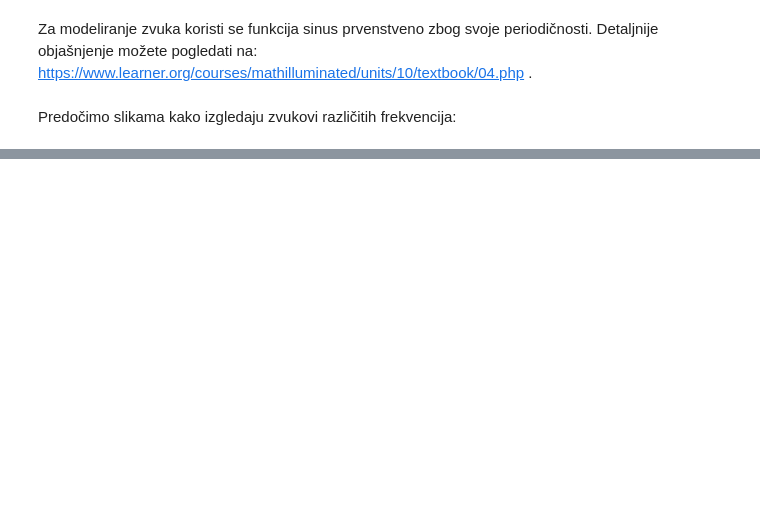
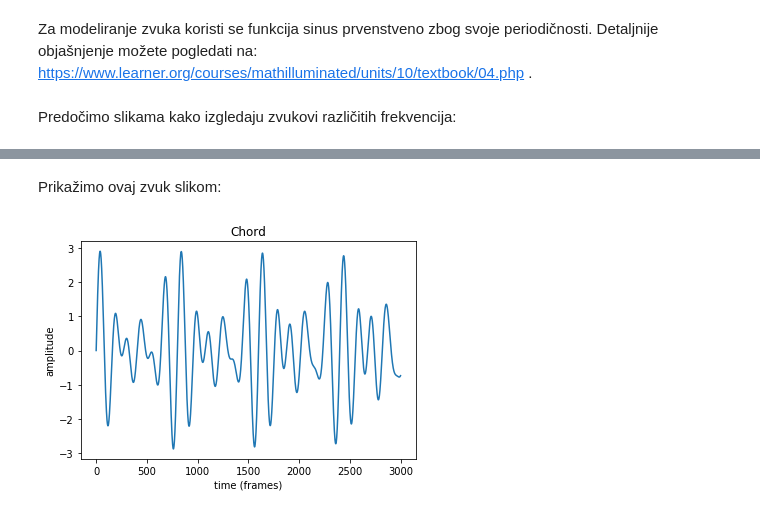
Before and after one commit to mmonnica/Matematicki-softver, a Jupyter notebook: 1.dz/Zvuk.ipynb, the cells around one changed output, grey strips where cells are left out. Saved outputs shown, nothing was run; the diff lists cells and outputs as text; code cells hidden in the pictures; blank space fills up the shorter version.

```diff
--- a/1.dz/Zvuk.ipynb
+++ b/1.dz/Zvuk.ipynb
@@ -71,0 +106,3 @@ Predočimo slikama kako izgledaju zvukovi različitih frekvencija:
+# %%
+x = sineWave(220) + sineWave(277) + sineWave(330)
+Audio(x, rate=rate)
@@ -71,0 +111,10 @@ Predočimo slikama kako izgledaju zvukovi različitih frekvencija:
+# %% [markdown]
+Prikažimo ovaj zvuk slikom:
+# %%
+plt.plot(x[:3000])
+plt.title("Chord")
+plt.xlabel("time (frames)")
+plt.ylabel("amplitude")
+plt.show()
+# %% [output]
+[figure, added]
```
Also changed, not shown: parts of 16 cells of this notebook.
